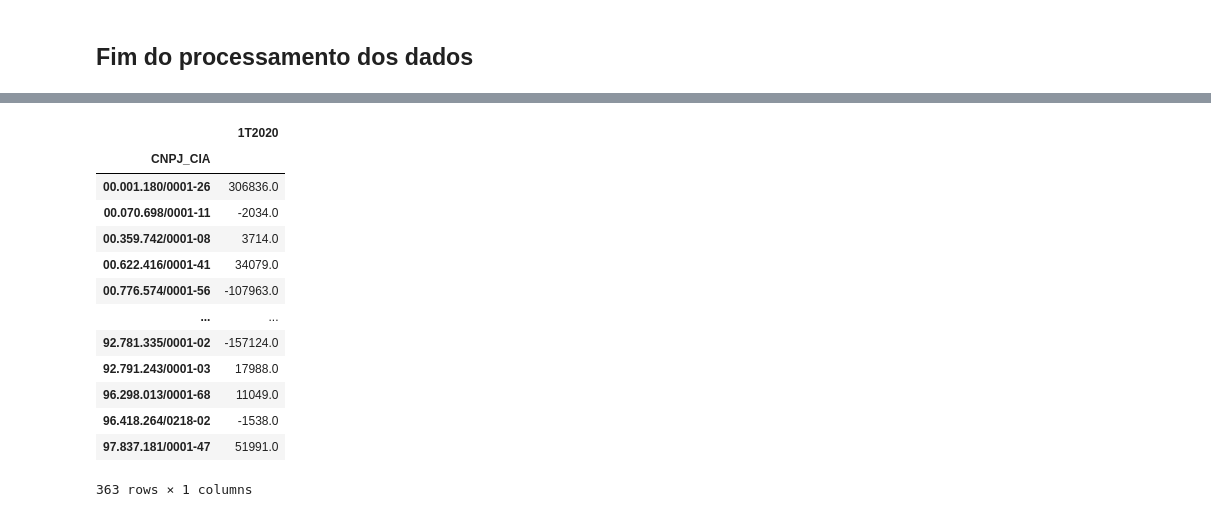
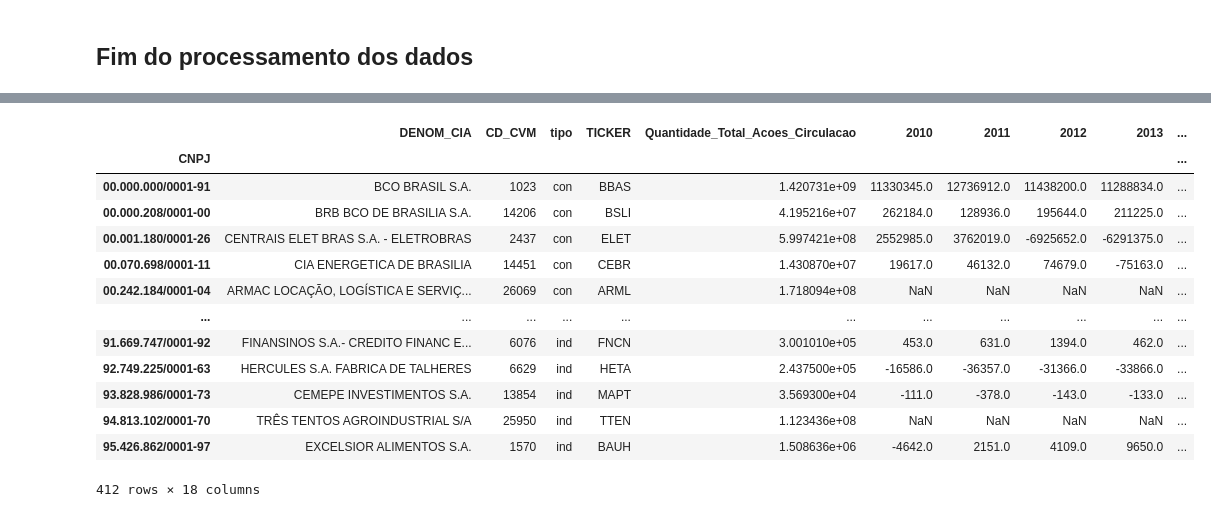
Before and after one commit to ggarmatter/Extrai-dados-CVM, a Jupyter notebook: filtro acoes.ipynb, the cells around one changed output, grey strips where cells are left out. Saved outputs shown, nothing was run; the diff lists cells and outputs as text; code cells hidden in the pictures.

Commit message:
Indicadores de lucro implementados. Falta verificar se está 100% funcionando

```diff
--- a/filtro acoes.ipynb
+++ b/filtro acoes.ipynb
@@ -601,23 +508,18 @@ lista_empresas.join(dre[(dre.DT_FIM_EXERC.str.contains(f"{ano}-{tri_fim}-3")) &
-# %%
-ano = 2020
-tri_fim = "03"
-tri_ini = "01"
-dre[(dre.DT_INI_EXERC == (f"{ano}-{tri_ini}-01")) &
-    (dre.DT_FIM_EXERC.str.contains(f"{ano}-{tri_fim}-3")) &
-    ((dre.DS_CONTA == 'Lucro/Prejuízo do Período') | ((dre.DS_CONTA == 'Lucro/Prejuízo Consolidado do Período')) | (dre.DS_CONTA == 'Lucro ou Prejuízo Líquido Consolidado do Período') | ((dre.DS_CONTA == 'Lucro ou Prejuízo Líquido do Período')))][
-    ["VL_CONTA", "DS_CONTA"]].rename(columns={"VL_CONTA": f"{nome_tri}{ano}"}).drop("DS_CONTA", axis=1)
-# %% [output]
-|  | 1T2020 |
-| CNPJ_CIA |  |
-| 00.001.180/0001-26 | 306836.0 |
-| 00.070.698/0001-11 | -2034.0 |
-| 00.359.742/0001-08 | 3714.0 |
-| 00.622.416/0001-41 | 34079.0 |
-| 00.776.574/0001-56 | -107963.0 |
-| ... | ... |
-| 92.781.335/0001-02 | -157124.0 |
-| 92.791.243/0001-03 | 17988.0 |
-| 96.298.013/0001-68 | 11049.0 |
-| 96.418.264/0218-02 | -1538.0 |
-| 97.837.181/0001-47 | 51991.0 |
-363 rows × 1 columns
+# %%
+lista_empresas = Coloca_lucro(lista_empresas)
+lista_empresas
+# %% [output]
+|  | DENOM_CIA | CD_CVM | tipo | TICKER | Quantidade_Total_Acoes_Circulacao | 2010 | 2011 | 2012 | 2013 | ... |
+| CNPJ |  |  |  |  |  |  |  |  |  | ... |
+| 00.000.000/0001-91 | BCO BRASIL S.A. | 1023 | con | BBAS | 1.420731e+09 | 11330345.0 | 12736912.0 | 11438200.0 | 11288834.0 | ... |
+| 00.000.208/0001-00 | BRB BCO DE BRASILIA S.A. | 14206 | con | BSLI | 4.195216e+07 | 262184.0 | 128936.0 | 195644.0 | 211225.0 | ... |
+| 00.001.180/0001-26 | CENTRAIS ELET BRAS S.A. - ELETROBRAS | 2437 | con | ELET | 5.997421e+08 | 2552985.0 | 3762019.0 | -6925652.0 | -6291375.0 | ... |
+| 00.070.698/0001-11 | CIA ENERGETICA DE BRASILIA | 14451 | con | CEBR | 1.430870e+07 | 19617.0 | 46132.0 | 74679.0 | -75163.0 | ... |
+| 00.242.184/0001-04 | ARMAC LOCAÇÃO, LOGÍSTICA E SERVIÇ... | 26069 | con | ARML | 1.718094e+08 | NaN | NaN | NaN | NaN | ... |
+| ... | ... | ... | ... | ... | ... | ... | ... | ... | ... | ... |
+| 91.669.747/0001-92 | FINANSINOS S.A.- CREDITO FINANC E... | 6076 | ind | FNCN | 3.001010e+05 | 453.0 | 631.0 | 1394.0 | 462.0 | ... |
+| 92.749.225/0001-63 | HERCULES S.A. FABRICA DE TALHERES | 6629 | ind | HETA | 2.437500e+05 | -16586.0 | -36357.0 | -31366.0 | -33866.0 | ... |
+| 93.828.986/0001-73 | CEMEPE INVESTIMENTOS S.A. | 13854 | ind | MAPT | 3.569300e+04 | -111.0 | -378.0 | -143.0 | -133.0 | ... |
+| 94.813.102/0001-70 | TRÊS TENTOS AGROINDUSTRIAL S/A | 25950 | ind | TTEN | 1.123436e+08 | NaN | NaN | NaN | NaN | ... |
+| 95.426.862/0001-97 | EXCELSIOR ALIMENTOS S.A. | 1570 | ind | BAUH | 1.508636e+06 | -4642.0 | 2151.0 | 4109.0 | 9650.0 | ... |
+412 rows × 18 columns
```
Also changed, not shown: parts of 21 cells of this notebook.
